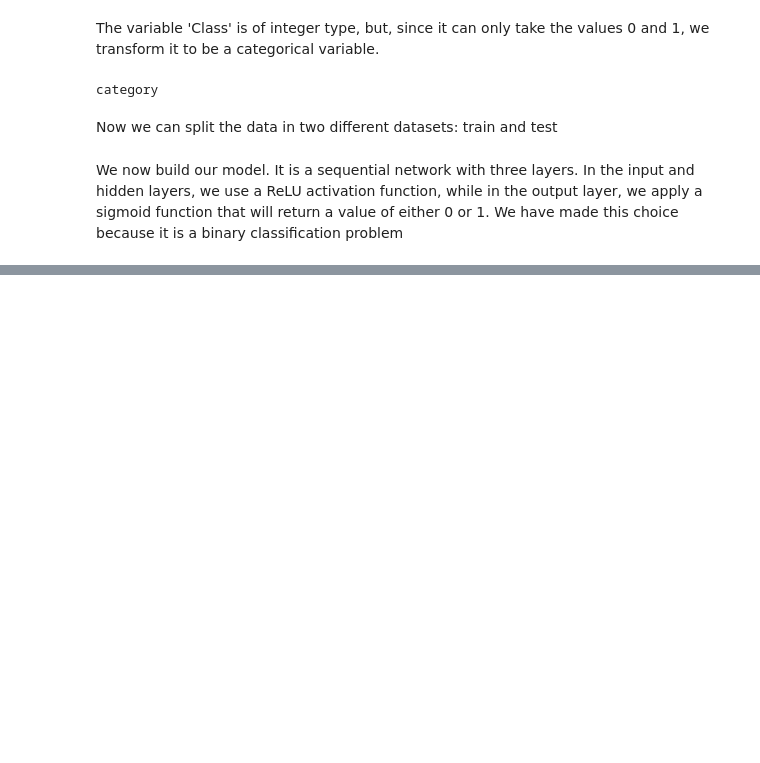
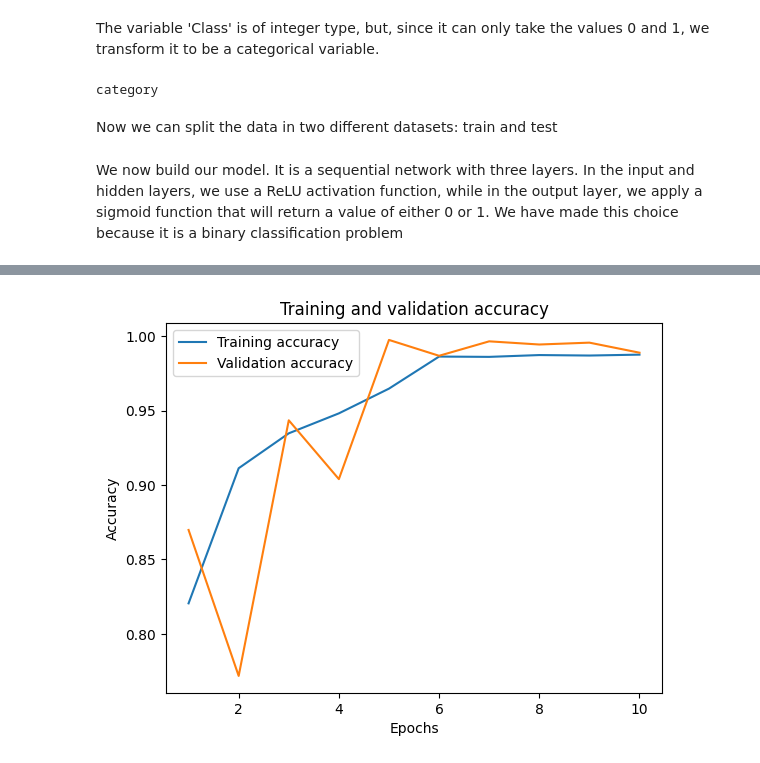
Before and after one commit to K3nse1/Data-science-projects, a Jupyter notebook: creditcard.ipynb, the cells around one changed output, grey strips where cells are left out. Drawn from its saved outputs; the diff is of its cells as text; code cells hidden in the pictures; blank space fills up the shorter version.

```diff
--- a/creditcard.ipynb
+++ b/creditcard.ipynb
@@ -122,0 +145,13 @@ predictions = model.predict(x_test)
+# %%
+# Accuracy
+train_accuracy = history.history["accuracy"]
+val_accuracy = history.history["val_accuracy"]
+
+plt.plot (epoch_range, train_accuracy, label = "Training accuracy")
+plt.plot (epoch_range, val_accuracy, label = "Validation accuracy")
+plt.xlabel("Epochs")
+plt.ylabel("Accuracy")
+plt.title("Training and validation accuracy")
+plt.legend ();
+# %% [output]
+[figure, added]
```
Also changed, not shown: parts of 11 cells of this notebook.
